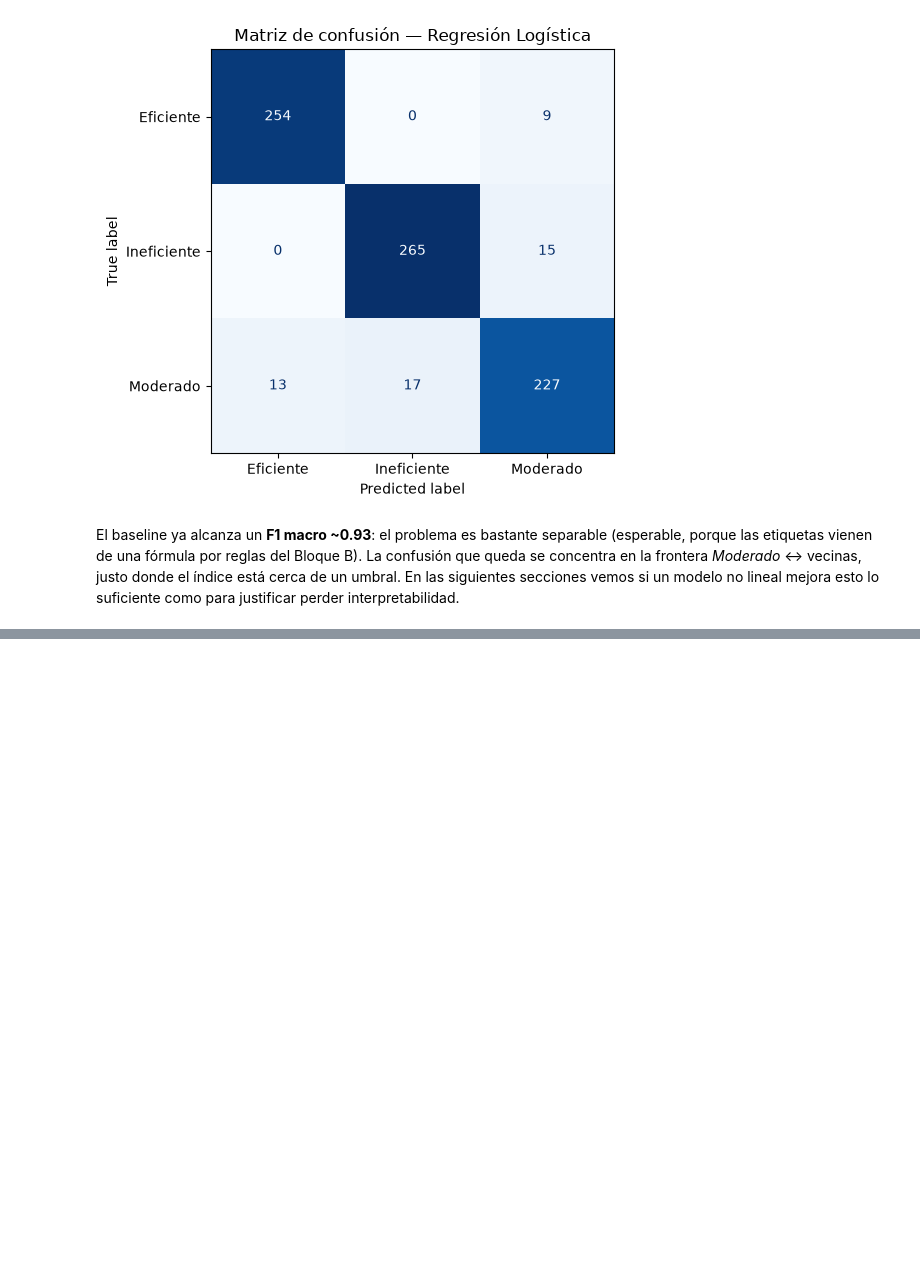
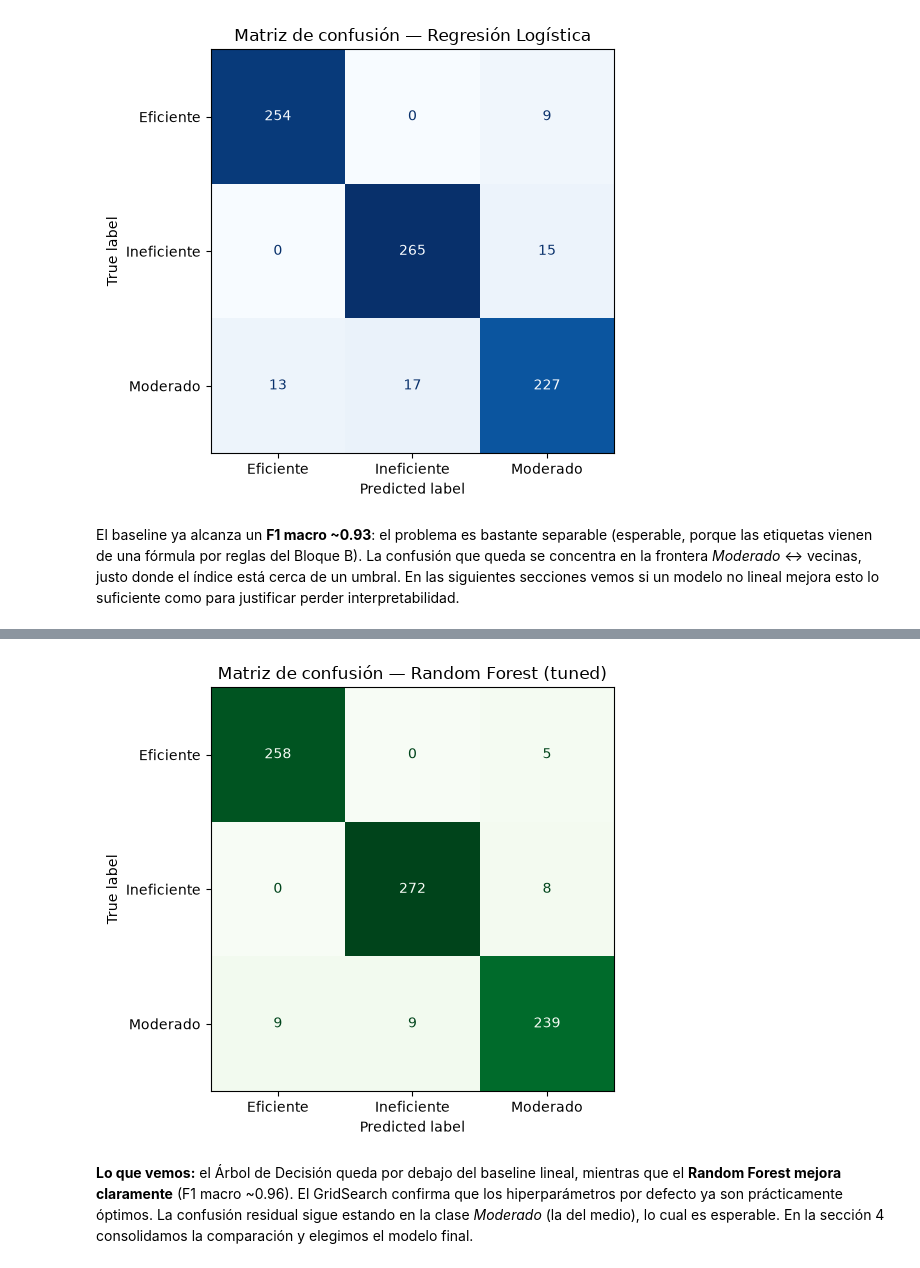
Before and after one commit to No-Country-simulation/G9-LATAM-Team-36, a Jupyter notebook: data-science/notebooks/02_entrenamiento_modelos.ipynb, the cells around one changed output, grey strips where cells are left out. Saved outputs shown, nothing was run; the diff lists cells and outputs as text; code cells hidden in the pictures; blank space fills up the shorter version.

Commit message:
feat(C): notebook 02 parte 2 - Arbol de Decision y Random Forest con GridSearch

```diff
--- a/data-science/notebooks/02_entrenamiento_modelos.ipynb
+++ b/data-science/notebooks/02_entrenamiento_modelos.ipynb
@@ -151,0 +210,13 @@ justificar perder interpretabilidad.
+# %%
+param_grid = {
+    "model__n_estimators": [100, 200],
+    "model__max_depth": [None, 10, 20],
+}
+grid = GridSearchCV(
+    Pipeline([("preproc", build_preproc()),
+              ("model", RandomForestClassifier(random_state=RANDOM_STATE))]),
+    param_grid, cv=5, scoring="f1_macro", n_jobs=-1,
+)
+grid.fit(X_train, y_train)
+print("Mejores parametros:", grid.best_params_)
+print(f"Mejor F1 macro (CV): {grid.best_score_:.3f}")
@@ -151,0 +226,12 @@ justificar perder interpretabilidad.
+# %%
+# Evaluamos el mejor RF en el test y lo registramos para la tabla comparativa
+best_rf = grid.best_estimator_
+pred_best = best_rf.predict(X_test)
+acc = accuracy_score(y_test, pred_best)
+f1 = f1_score(y_test, pred_best, average="macro")
+cv = cross_val_score(best_rf, X, y, cv=5, scoring="f1_macro")
+resultados["RandomForest (tuned)"] = {"accuracy": acc, "f1_macro": f1,
+                                       "cv_f1_mean": cv.mean(), "cv_f1_std": cv.std()}
+print(f"RandomForest (tuned)\n  accuracy = {acc:.3f}\n  f1_macro = {f1:.3f}"
+      f"\n  cv f1_macro = {cv.mean():.3f} +/- {cv.std():.3f}\n")
+print(classification_report(y_test, pred_best))
@@ -151,0 +253,11 @@ justificar perder interpretabilidad.
+# %%
+fig, ax = plt.subplots(figsize=(5.5, 5))
+ConfusionMatrixDisplay.from_predictions(y_test, pred_best, ax=ax, colorbar=False,
+                                        cmap="Greens")
+ax.set_title("Matriz de confusión — Random Forest (tuned)")
+plt.tight_layout()
+plt.show()
+# %% [output]
+[figure, added]
+# %% [markdown]
+**Lo que vemos:** el Árbol de Decisión queda por debajo del baseline lineal, mientras que el **Random Forest mejora claramente** (F1 macro ~0.96). El GridSearch confirma que los hiperparámetros por defecto ya son prácticamente óptimos. La confusión residual sigue estando en la clase *Moderado* (la del medio), lo cual es esperable. En la sección 4 consolidamos la comparación y elegimos el modelo final.
```
Also changed, not shown: parts of 9 cells of this notebook.
